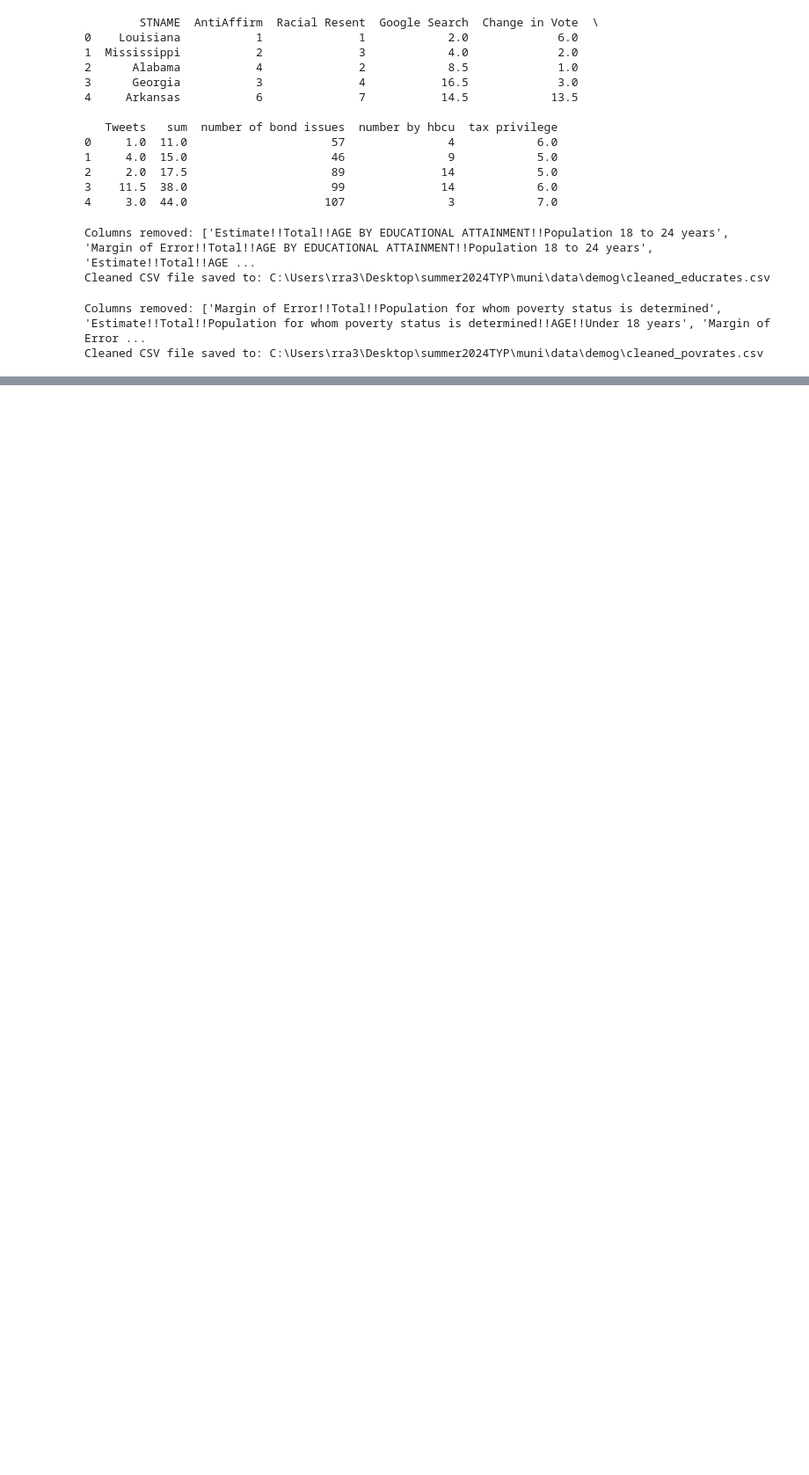
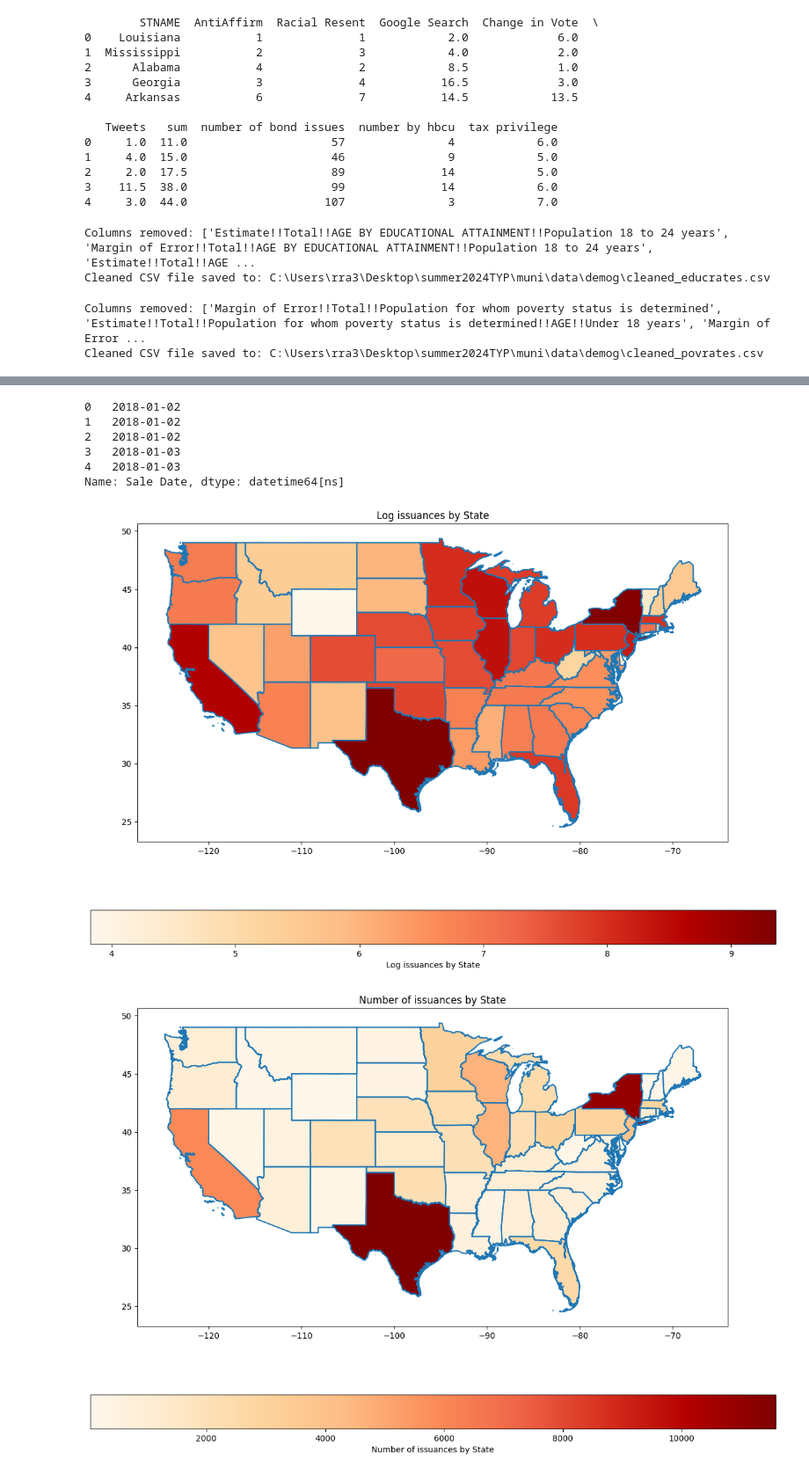
Before and after one commit to 2xra/summer2024TYP, a Jupyter notebook: muni/code/main.ipynb, the cells around one changed output, grey strips where cells are left out. Shown at 88% size. Saved outputs shown, nothing was run; the diff lists cells and outputs as text; code cells hidden in the pictures; blank space fills up the shorter version.

```diff
--- a/muni/code/main.ipynb
+++ b/muni/code/main.ipynb
@@ -378,0 +465,3 @@ percapinc = pd.read_csv(r"C:\Users\rra3\Desktop\summer2024TYP\muni\data\demog\pe
+# %%
+
+percapinc.rename(columns={'dollar2020': 'Percap2020','dollar2021': 'Percap2021','dollar2022': 'Percap2022'}, inplace=True)
@@ -382,8 +552,17 @@ merged_df.head(20)
 columns_to_remove = [col for col in educ_merge.columns if 'Geography' in col or 'RACE' in col or 'Female' in col or 'Male' in col or 'MEDIAN' in col or 'years' in col or "UNRELATED" in col]
 
 educ_merge = educ_merge.drop(columns=columns_to_remove)
-exportdf = educ_merge.copy()
-finalexport = pd.merge(exportdf,percapinc, on=['CTYNAME','STNAME'], how='left')
+
+
+taxmerge = pd.merge(educ_merge,Taxdatamaxyearfiltered, on=['CTYNAME','STNAME'], how='left')
+
+
+
+exportdf = taxmerge.copy()
+
+
+midexport = pd.merge(exportdf,percapinc, on=['CTYNAME','STNAME'], how='left')
+finalexport = pd.merge(midexport,crimedf, on=['CTYNAME','STNAME'], how='left')
 
 
 # List of columns to be converted to float
@@ -421,8 +600,4 @@ bool_columns = finalexport.select_dtypes(include='bool').columns
 finalexport[bool_columns] = finalexport[bool_columns].astype(int)
 # Check the data types to confirm the conversion
 print(finalexport.dtypes)
-finalexport = finalexport.drop(columns=['clone'])
-
-finalexport.to_stata(r"C:\Users\rra3\Desktop\summer2024TYP\muni\data\stata\countymuni.dta",version=117)
-merged_df.to_stata(r"C:\Users\rra3\Desktop\summer2024TYP\muni\data\stata\MuniDemo.dta",version=117)
 # %% [output]
@@ -471,0 +731,50 @@ Taxdatamaxyear.head()
+# %%
+finalexport["Sale Date"].head()
+# %% [output]
+0   2018-01-02
+1   2018-01-02
+2   2018-01-02
+3   2018-01-03
+4   2018-01-03
+Name: Sale Date, dtype: datetime64[ns]
+# %%
+import geopandas as gpd
+import matplotlib.pyplot as plt
+import numpy as np
+state_counts = finalexport['STNAME'].value_counts().reset_index()
+state_counts.columns=['STNAME','count']
+state_counts['logcount']=np.log(state_counts['count'])
+
+states_to_drop = ["Virgin Islands", "Foreign", "Puerto Rico", "American Samoa", "Guam", "Hawaii", "Alaska"]
+
+state_counts = state_counts[~state_counts["STNAME"].isin(states_to_drop)]
+usa = gpd.read_file(gpd.datasets.get_path('naturalearth_lowres'))
+usa = usa[usa['continent'] == 'North America']
+
+states = gpd.read_file(r'C:\Users\rra3\Desktop\summer2024TYP\muni\data\shapefile\statebounds.shp')
+
+states = states.merge(state_counts, left_on='NAME', right_on='STNAME', how='right')
+
+# Step 4: Plot the map
+fig, ax = plt.subplots(1, 1, figsize=(15, 10))
+states.boundary.plot(ax=ax)
+states.plot(column='logcount', ax=ax, legend=True,
+            legend_kwds={'label': "Log issuances by State",
+                         'orientation': "horizontal"},
+            cmap='OrRd', missing_kwds={"color": "lightgrey"})
+
+plt.title('Log issuances by State')
+plt.show()
+plt.close()
+fig, ax = plt.subplots(1, 1, figsize=(15, 10))
+states.boundary.plot(ax=ax)
+states.plot(column='count', ax=ax, legend=True,
+            legend_kwds={'label': "Number of issuances by State",
+                         'orientation': "horizontal"},
+            cmap='OrRd', missing_kwds={"color": "lightgrey"})
+
+plt.title('Number of issuances by State')
+plt.show()
+# %% [output]
+[figure, added]
+[figure, added]
```
Also changed, not shown: parts of 20 cells of this notebook, 9 other files.
